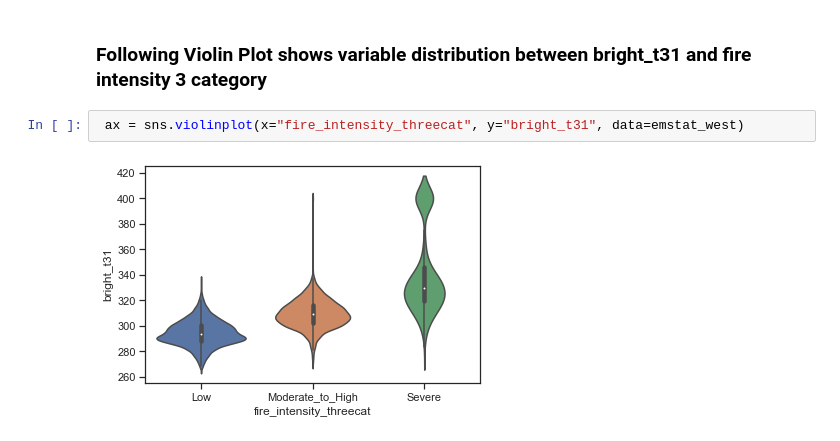
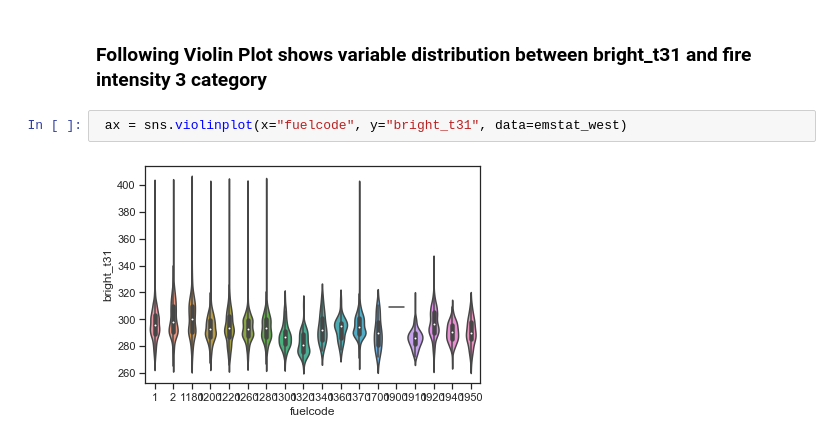
Before and after one commit to NahidGithub/Predicting-Wildfires, a Jupyter notebook: notebooks/Fire Intensity-Statistical Analysis-Production Code.ipynb, the cells around one changed output. Cells and saved outputs as stored; diff of their text form.

Commit message:
Adding Fire Intensity Statistical Analysis

```diff
--- a/notebooks/Fire Intensity-Statistical Analysis-Production Code.ipynb
+++ b/notebooks/Fire Intensity-Statistical Analysis-Production Code.ipynb
@@ -361,6 +386,6 @@ plt.show()
 # %% [markdown]
 ### Following Violin Plot shows variable distribution between bright_t31 and fire intensity 3 category
 # %%
- ax = sns.violinplot(x="fire_intensity_threecat", y="bright_t31", data=emstat_west)
+ ax = sns.violinplot(x="fuelcode", y="bright_t31", data=emstat_west)
 # %% [output]
-[figure, old version]
+[figure, new version]
```
Also changed, not shown: parts of 30 cells of this notebook.
